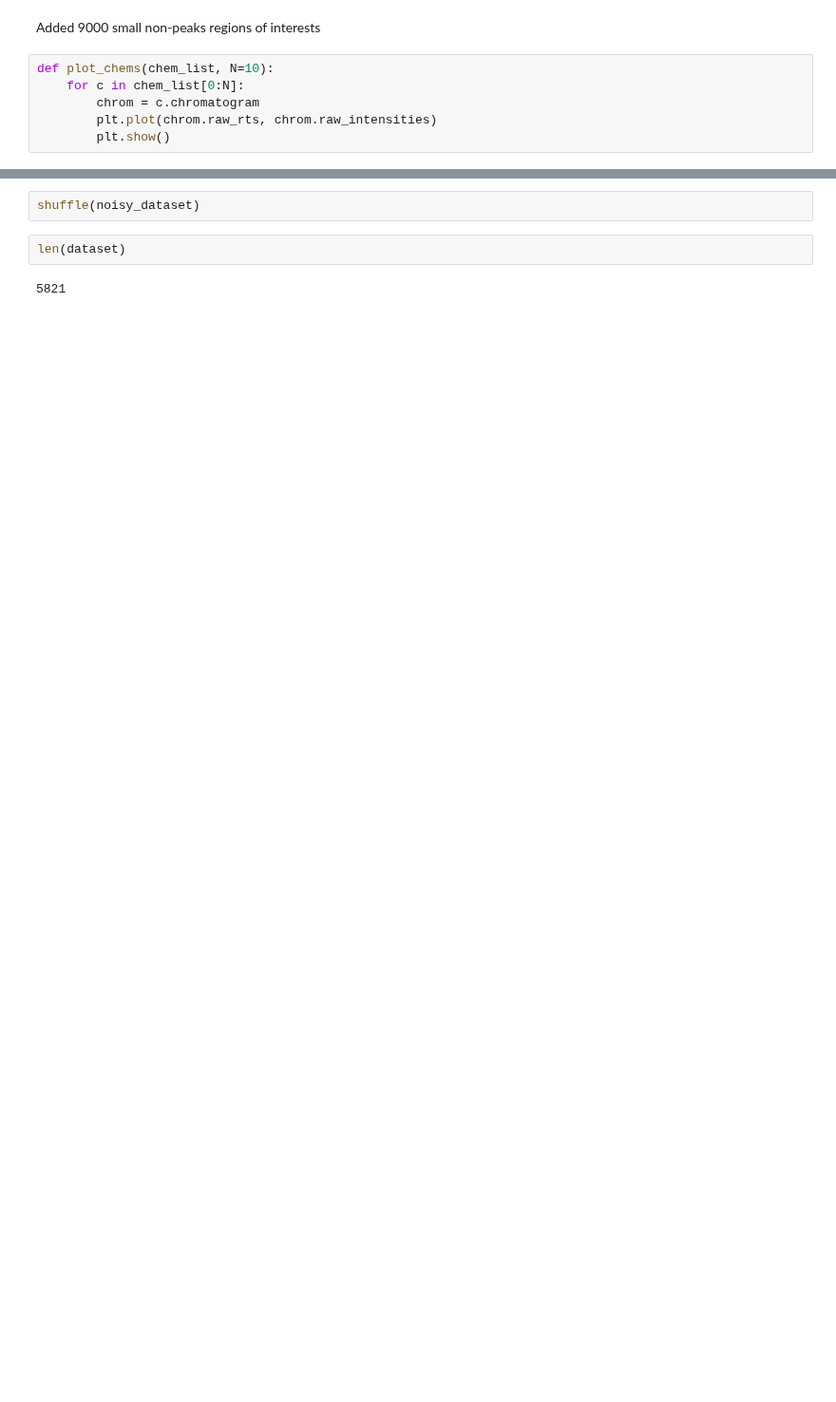
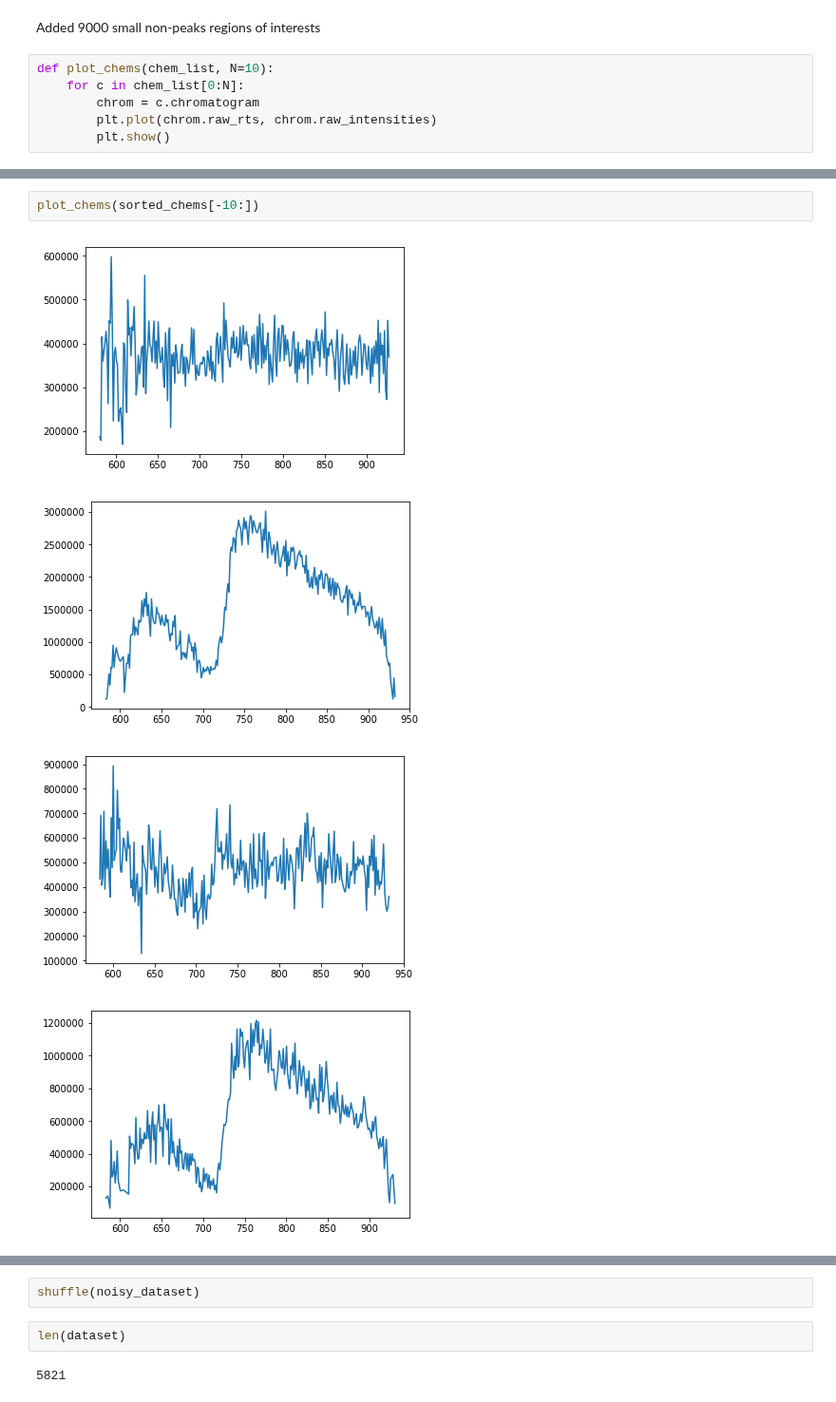
Before and after one commit to sdrogers/clms, a Jupyter notebook: Simulator/notebooks/top-N-experiments.ipynb, the cells around one changed output, grey strips where cells are left out. Shown at 95% size. Cells and saved outputs as stored; diff of their text form; blank space fills up the shorter version.

```diff
--- a/Simulator/notebooks/top-N-experiments.ipynb
+++ b/Simulator/notebooks/top-N-experiments.ipynb
@@ -159,0 +178,7 @@ plot_chems(rois)
+# %%
+plot_chems(sorted_chems[-10:])
+# %% [output]
+[figure, added]
+[figure, added]
+[figure, added]
+[figure, added]
```
Also changed, not shown: parts of 18 cells of this notebook, 3 other files.
